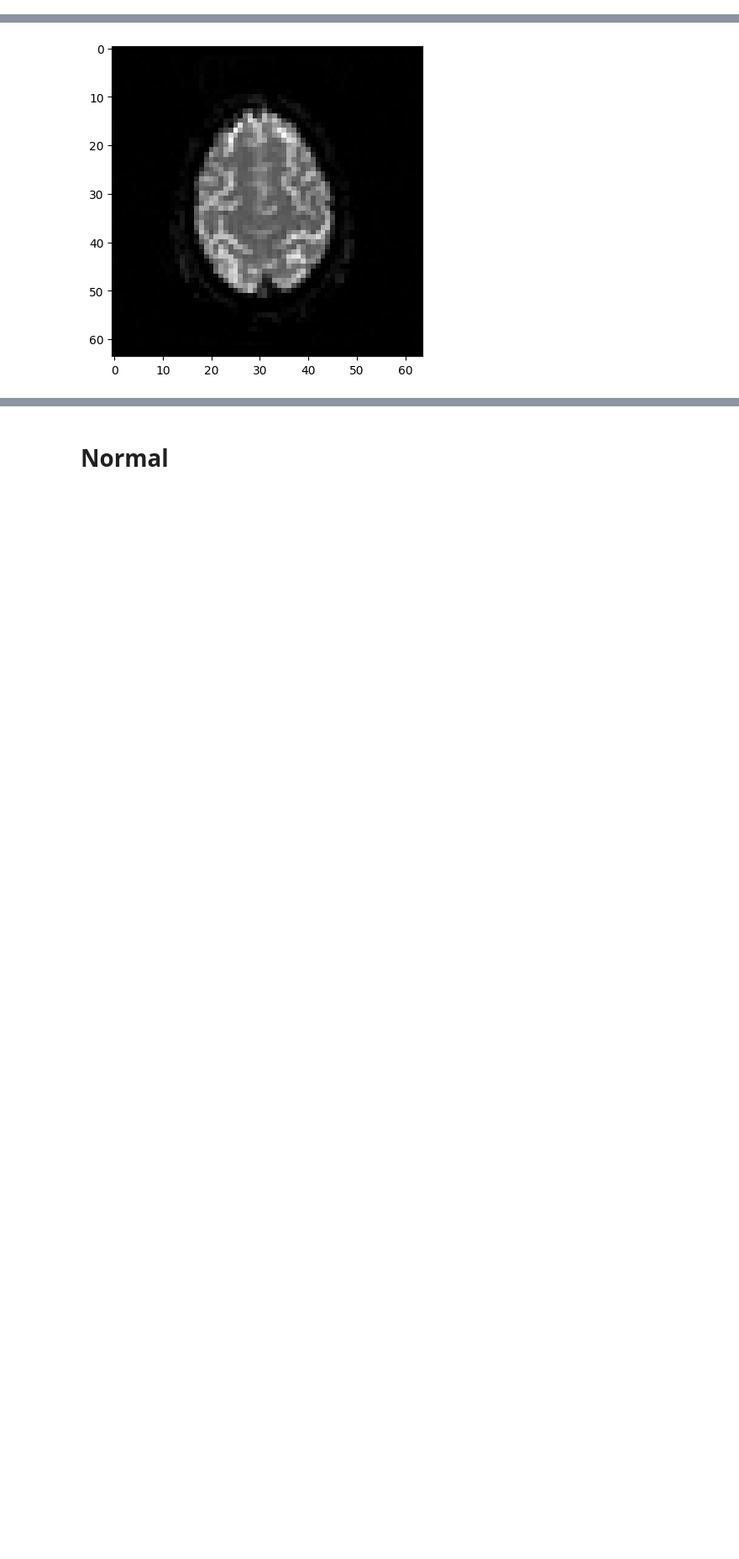
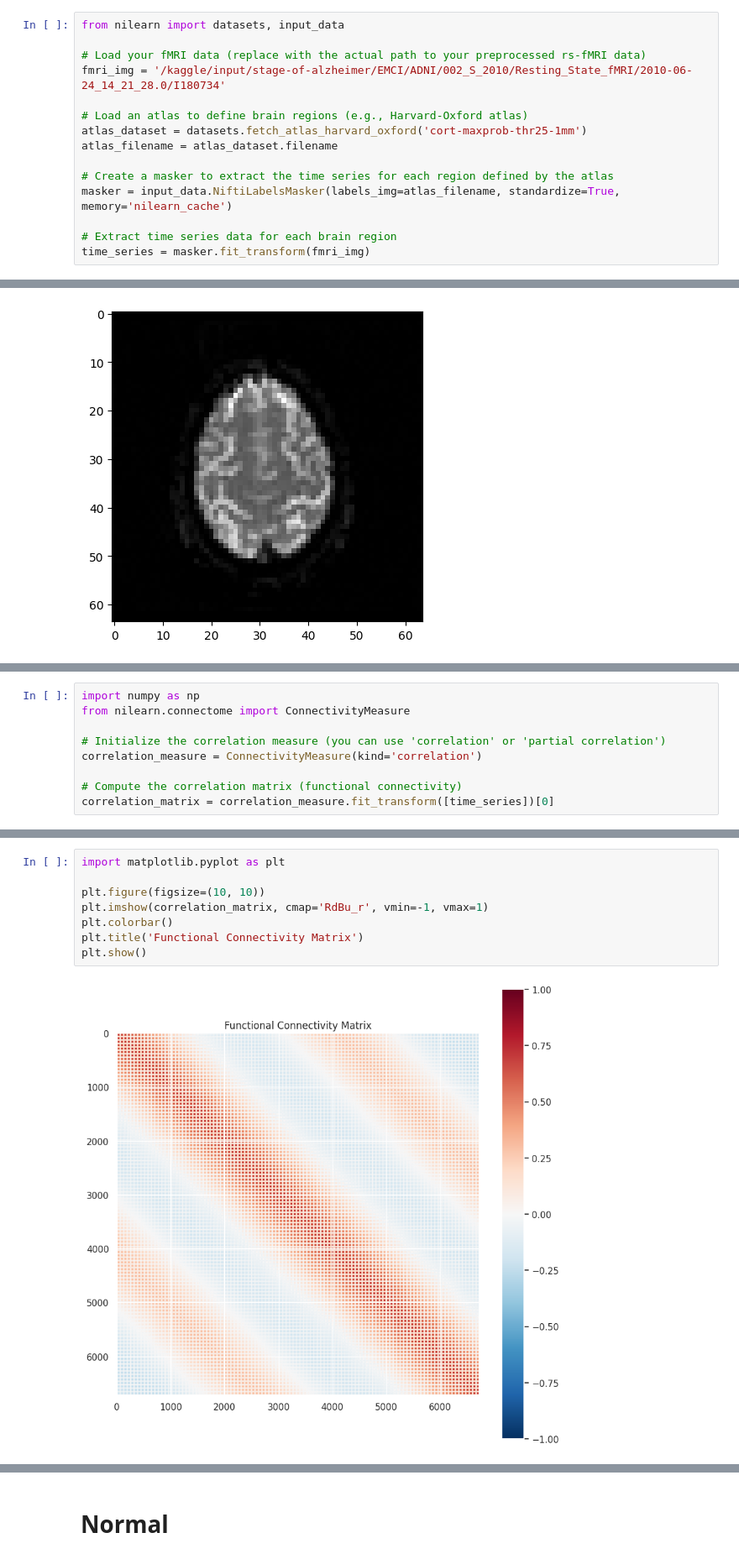
Before and after one commit to aliikhwan99/Different_stage_of_AD_detection, a Jupyter notebook: Different_stage_of_AD_detection.ipynb, the cells around one changed output, grey strips where cells are left out. Shown at 84% size. Drawn from its saved outputs; the diff is of its cells as text; blank space fills up the shorter version.

```diff
--- a/Different_stage_of_AD_detection.ipynb
+++ b/Different_stage_of_AD_detection.ipynb
@@ -124,0 +157,15 @@ Error:
+# %%
+from nilearn import datasets, input_data
+
+# Load your fMRI data (replace with the actual path to your preprocessed rs-fMRI data)
+fmri_img = '/kaggle/input/stage-of-alzheimer/EMCI/ADNI/002_S_2010/Resting_State_fMRI/2010-06-24_14_21_28.0/I180734'
+
+# Load an atlas to define brain regions (e.g., Harvard-Oxford atlas)
+atlas_dataset = datasets.fetch_atlas_harvard_oxford('cort-maxprob-thr25-1mm')
+atlas_filename = atlas_dataset.filename
+
+# Create a masker to extract the time series for each region defined by the atlas
+masker = input_data.NiftiLabelsMasker(labels_img=atlas_filename, standardize=True, memory='nilearn_cache')
+
+# Extract time series data for each brain region
+time_series = masker.fit_transform(fmri_img)
@@ -179,0 +231,9 @@ Dataset.file_meta -------------------------------
+# %%
+import numpy as np
+from nilearn.connectome import ConnectivityMeasure
+
+# Initialize the correlation measure (you can use 'correlation' or 'partial correlation')
+correlation_measure = ConnectivityMeasure(kind='correlation')
+
+# Compute the correlation matrix (functional connectivity)
+correlation_matrix = correlation_measure.fit_transform([time_series])[0]
@@ -179,0 +242,10 @@ Dataset.file_meta -------------------------------
+# %%
+import matplotlib.pyplot as plt
+
+plt.figure(figsize=(10, 10))
+plt.imshow(correlation_matrix, cmap='RdBu_r', vmin=-1, vmax=1)
+plt.colorbar()
+plt.title('Functional Connectivity Matrix')
+plt.show()
+# %% [output]
+[figure, added]
```
Also changed, not shown: parts of 25 cells of this notebook.
